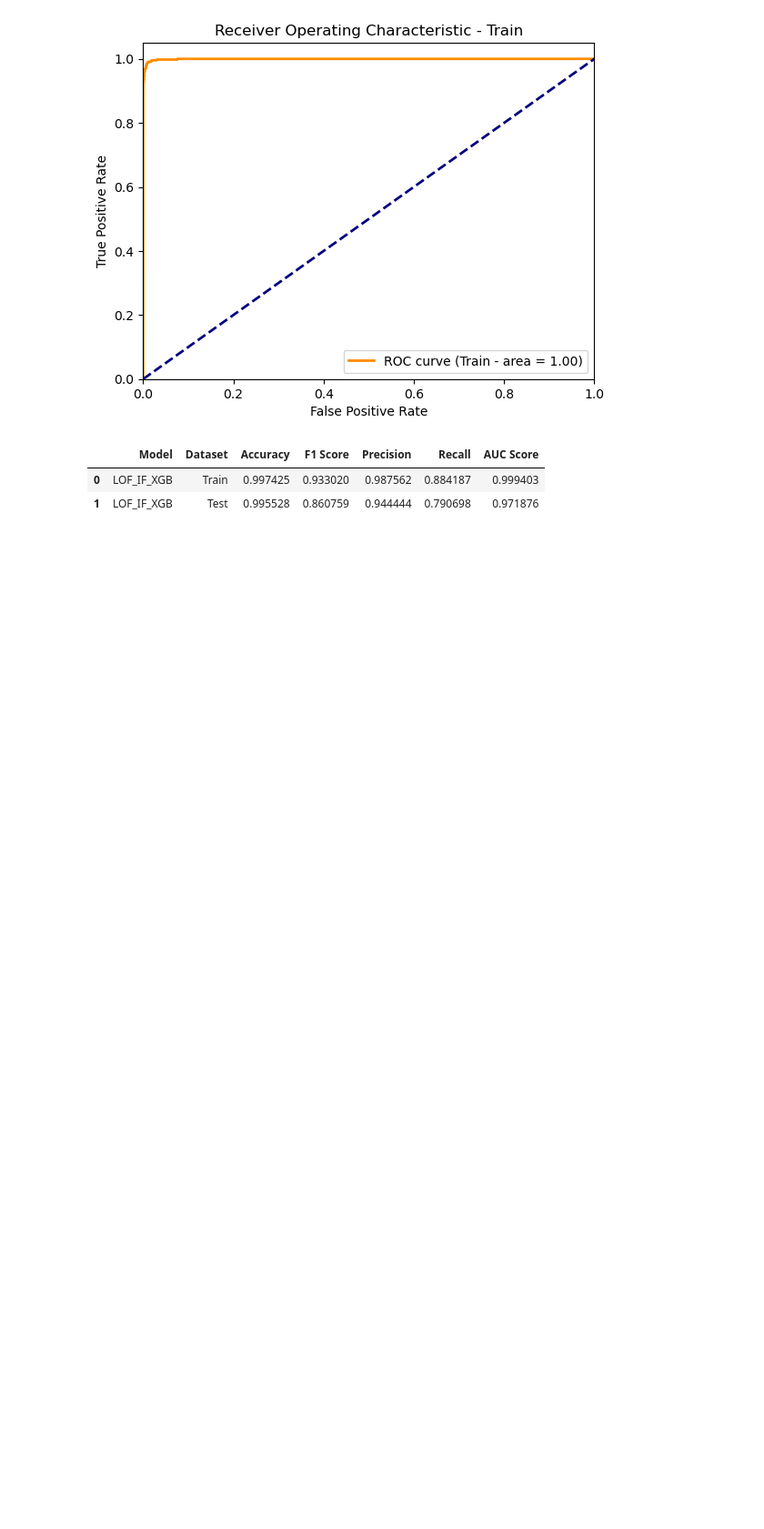
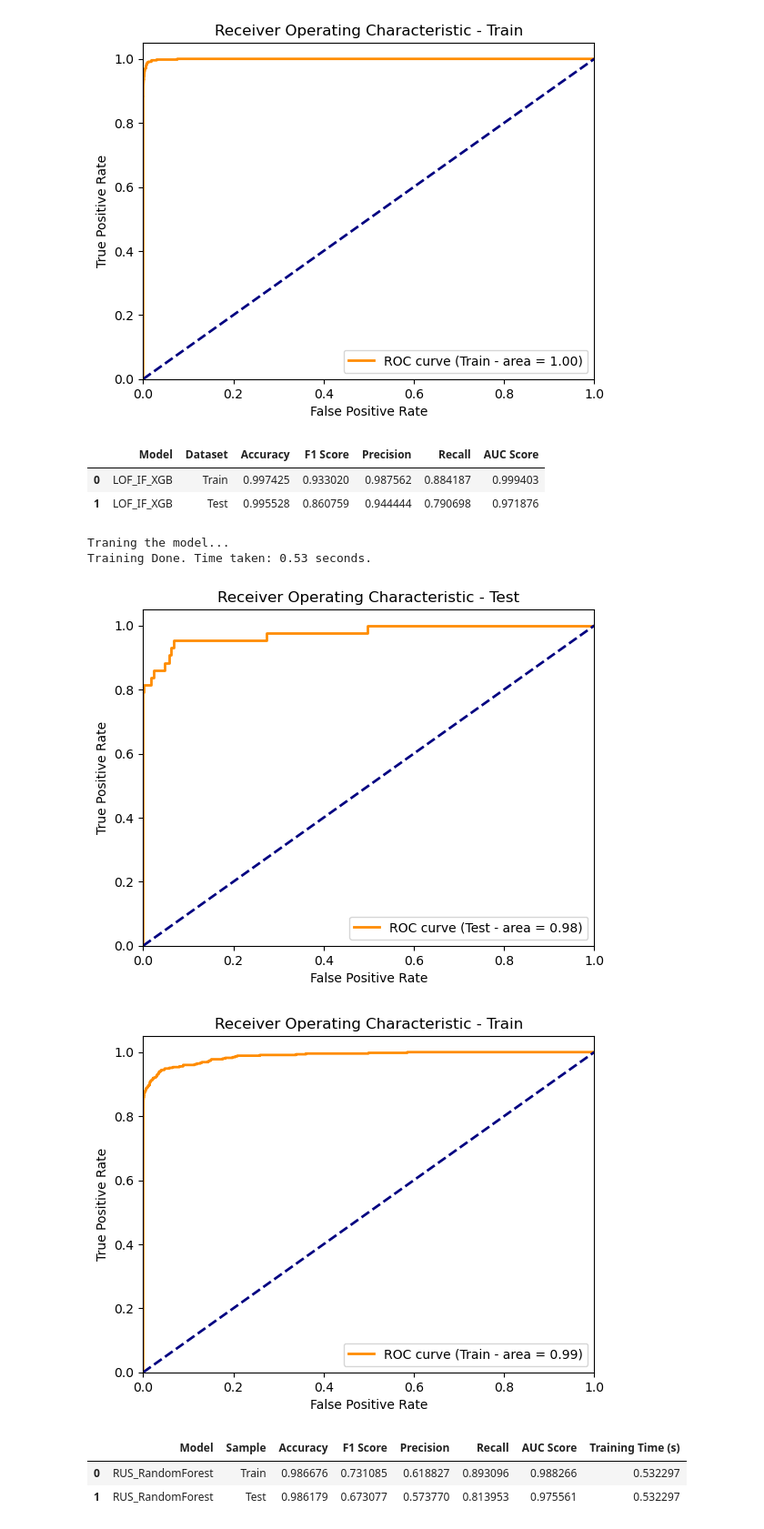
Before and after one commit to ShamilShukurov/ADA_GWU_Master_Thesis, a Jupyter notebook: Code/Modelling_Playground.ipynb, the cells around one changed output. Shown at 91% size. Cells and saved outputs as stored; diff of their text form; code cells hidden in the pictures; blank space fills up the shorter version.

Commit message:
models analyzed

```diff
--- a/Code/Modelling_Playground.ipynb
+++ b/Code/Modelling_Playground.ipynb
@@ -429,3 +429,14 @@ Index(['Time', 'V1', 'V2', 'V3', 'V4', 'V5', 'V6', 'V7', 'V8', 'V9', 'V10',
 |  | Model | Dataset | Accuracy | F1 Score | Precision | Recall | AUC Score |
 | 0 | LOF_IF_XGB | Train | 0.997425 | 0.933020 | 0.987562 | 0.884187 | 0.999403 |
 | 1 | LOF_IF_XGB | Test | 0.995528 | 0.860759 | 0.944444 | 0.790698 | 0.971876 |
+# %%
+bl1 = BalancedLearn(RandomUnderSamplerBalancer(), RandomForest())
+bl1.train_eval(df_train.drop("Class",axis=1), df_train["Class"], df_test.drop("Class",axis=1), df_test["Class"],plot_roc=True)
+# %% [output]
+Traning the model...
+Training Done. Time taken: 0.53 seconds.
+[figure, added]
+[figure, added]
+|  | Model | Sample | Accuracy | F1 Score | Precision | Recall | AUC Score | Training Time (s) |
+| 0 | RUS_RandomForest | Train | 0.986676 | 0.731085 | 0.618827 | 0.893096 | 0.988266 | 0.532297 |
+| 1 | RUS_RandomForest | Test | 0.986179 | 0.673077 | 0.573770 | 0.813953 | 0.975561 | 0.532297 |
```
Also changed, not shown: parts of 2 cells of this notebook, 8 other files.
